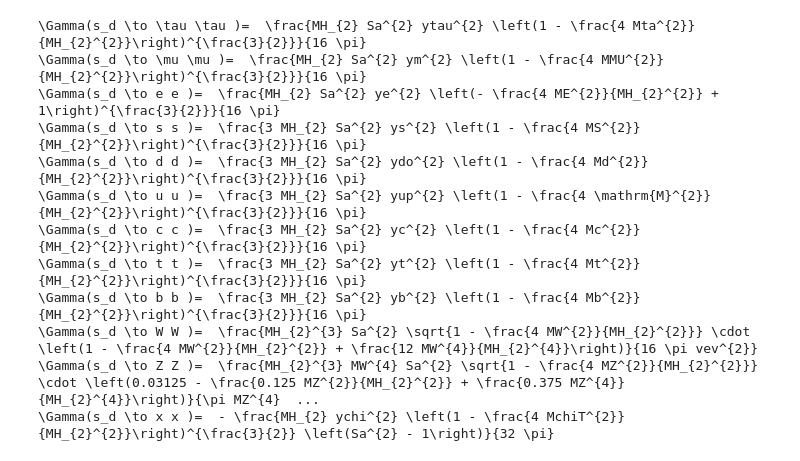
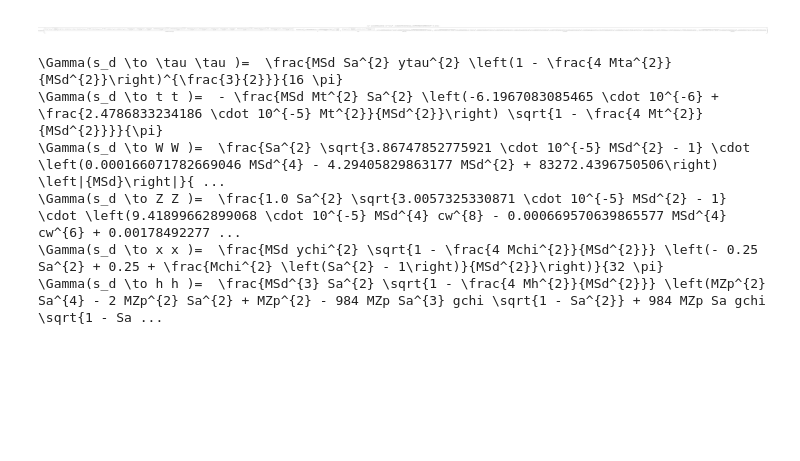
Before and after one commit to SModelS/smodelsv3-paper, a Jupyter notebook: notebooks/BR_Sd_Decays.ipynb, the cells around one changed output. Saved outputs shown, nothing was run; the diff lists cells and outputs as text; code cells hidden in the pictures; blank space fills up the shorter version.

```diff
--- a/notebooks/BR_Sd_Decays.ipynb
+++ b/notebooks/BR_Sd_Decays.ipynb
@@ -21,16 +21,30 @@ sy.init_printing()
 from sympy import *
 %matplotlib inline
 # %%
-MH2, MH1, MZ, cw, MW, alpha, Ca, Sa= sy.symbols('MH2 MH1 MZ cw MW alpha Ca Sa', real=True)
+MSd, Mh, MZ, cw, MW, alpha, Ca, Sa= sy.symbols('MSd Mh MZ cw MW alpha Ca Sa', real=True)
 vev, ytau,yup,ydo, ys = sy.symbols('vev ytau yup ydo ys', real=True)
 yb, ye, ym, yc, yt, ee, gsd, gq, ychi, gchi, X= sy.symbols('yb ye ym yc yt ee gsd gq ychi gchi X', real=True)
 gZp = 1
 gsd = -2*gchi
-gchi, MZp, gq, Me, MMU, MTA, MU, MC, MT, MD, MS, MB, MchiT, Mq, MZp = sy.symbols('gchi MZp gq ME MMU Mta Mu Mc Mt Md MS Mb MchiT Mq MZp', real=True)
-yd1x1, yd2x2, yd3x3, xev = sy.symbols('yd1x1 yd2x2 yd3x3 xev', real=True)
+gchi, MZp, gq, Me, MMU, MTA, MU, MC, MT, MD, MS, MB, Mchi, Mq, MZp, vev2= sy.symbols('gchi MZp gq ME MMU Mta Mu Mc Mt Md MS Mb Mchi Mq MZp vev2', real=True)
+yd1x1, yd2x2, yd3x3, vev2, lam1, lam2, lam3 = sy.symbols('yd1x1 yd2x2 yd3x3 vev2 lam1 lam2 lam3', real=True)
+MW = 80.4
+MZ = 91.2
+vev = 246
 sw = sy.sqrt(1-cw**2)
-#xev = MZp/(2*gchi)
+yc = np.sqrt(2)*MC/vev
+yt = np.sqrt(2)*MT/vev
+ydo = np.sqrt(2)*MD/vev
+ys = np.sqrt(2)*MS/vev
+yup = np.sqrt(2)*MU/vev
+yb = np.sqrt(2)*MB/vev
+MTA = 1.777
+ytau = MTA*sy.sqrt(2)/vev
+cw = MW/MZ
+ee = (2*MW*sw)/vev
+#Ca = sy.sqrt(1-Sa**2)
+#mu2h = -(lam1*vev**2) - (lam3*vev2**2)/2
+#mu2Sd = (lam3*vev**2)/2. + lam2*vev2**2
+gqA =0
+vev2 = MZp/(2*gchi)
 Ca = sy.sqrt(1-Sa**2)
-#mu2H1 = -(lam1*vev**2) - (lam3*xev**2)/2
-#mu2H2 = (lam3*vev**2)/2. + lam2*xev**2
-gqA =0
@@ -131,27 +121,30 @@ H2ZZ(MH2, Sa)
+# %%
+#Sdchichi(MSd, Mchi, ychi, Sa)
+#SdZZ(MSd, Sa)
+#SdWW(MSd, Sa)
+#Sdhh(MSd, Sa, MZp, gchi)
+BR_Sd_qq(MSd, Mchi, Sa, ychi)
+# %% [output]
+[figure, added]
 # %%
-print(r'\Gamma(s_d \to \tau \tau )= ', latex(H2tata(MH2, Sa)))
-print(r'\Gamma(s_d \to \mu \mu )= ', latex(H2mumu(MH2, Sa)))
-print(r'\Gamma(s_d \to e e )= ', latex(H2ee(MH2, Sa)))
-print(r'\Gamma(s_d \to s s )= ', latex(H2ss(MH2, Sa)))
-print(r'\Gamma(s_d \to d d )= ', latex(H2dd(MH2, Sa)))
-print(r'\Gamma(s_d \to u u )= ', latex(H2uu(MH2, Sa)))
-print(r'\Gamma(s_d \to c c )= ', latex(H2cc(MH2, Sa)))
-print(r'\Gamma(s_d \to t t )= ', latex(H2tt(MH2, Sa)))
-print(r'\Gamma(s_d \to b b )= ', latex(H2bb(MH2, Sa)))
-print(r'\Gamma(s_d \to W W )= ', latex(H2WW(MH2, Sa)))
-print(r'\Gamma(s_d \to Z Z )= ', latex(H2ZZ(MH2, Sa)))
-print(r'\Gamma(s_d \to x x )= ', latex(H2xx(MH2, MchiT, ychi, Sa)))
+print(r'\Gamma(s_d \to \tau \tau )= ', latex(Sdtata(MSd, Sa)))
+#print(r'\Gamma(s_d \to \mu \mu )= ', latex(Sdmumu(MSd, Sa)))
+#print(r'\Gamma(s_d \to e e )= ', latex(Sdee(MSd, Sa)))
+#print(r'\Gamma(s_d \to s s )= ', latex(Sdss(MSd, Sa)))
+#print(r'\Gamma(s_d \to d d )= ', latex(Sddd(MSd, Sa)))
+#print(r'\Gamma(s_d \to u u )= ', latex(Sduu(MSd, Sa)))
+#print(r'\Gamma(s_d \to c c )= ', latex(Sdcc(MSd, Sa)))
+print(r'\Gamma(s_d \to t t )= ', latex(Sdtt(MSd, Sa)))
+#print(r'\Gamma(s_d \to b b )= ', latex(Sdbb(MSd, Sa)))
+print(r'\Gamma(s_d \to W W )= ', latex(SdWW(MSd, Sa)))
+print(r'\Gamma(s_d \to Z Z )= ', latex(SdZZ(MSd, Sa)))
+print(r'\Gamma(s_d \to x x )= ', latex(Sdchichi(MSd, Mchi, ychi, Sa)))
+print(r'\Gamma(s_d \to h h )= ', latex(Sdhh(MSd, Sa, MZp, gchi)))
 # %% [output]
-\Gamma(s_d \to \tau \tau )=  \frac{MH_{2} Sa^{2} ytau^{2} \left(1 - \frac{4 Mta^{2}}{MH_{2}^{2}}\right)^{\frac{3}{2}}}{16 \pi}
-\Gamma(s_d \to \mu \mu )=  \frac{MH_{2} Sa^{2} ym^{2} \left(1 - \frac{4 MMU^{2}}{MH_{2}^{2}}\right)^{\frac{3}{2}}}{16 \pi}
-\Gamma(s_d \to e e )=  \frac{MH_{2} Sa^{2} ye^{2} \left(- \frac{4 ME^{2}}{MH_{2}^{2}} + 1\right)^{\frac{3}{2}}}{16 \pi}
-\Gamma(s_d \to s s )=  \frac{3 MH_{2} Sa^{2} ys^{2} \left(1 - \frac{4 MS^{2}}{MH_{2}^{2}}\right)^{\frac{3}{2}}}{16 \pi}
-\Gamma(s_d \to d d )=  \frac{3 MH_{2} Sa^{2} ydo^{2} \left(1 - \frac{4 Md^{2}}{MH_{2}^{2}}\right)^{\frac{3}{2}}}{16 \pi}
-\Gamma(s_d \to u u )=  \frac{3 MH_{2} Sa^{2} yup^{2} \left(1 - \frac{4 \mathrm{M}^{2}}{MH_{2}^{2}}\right)^{\frac{3}{2}}}{16 \pi}
-\Gamma(s_d \to c c )=  \frac{3 MH_{2} Sa^{2} yc^{2} \left(1 - \frac{4 Mc^{2}}{MH_{2}^{2}}\right)^{\frac{3}{2}}}{16 \pi}
-\Gamma(s_d \to t t )=  \frac{3 MH_{2} Sa^{2} yt^{2} \left(1 - \frac{4 Mt^{2}}{MH_{2}^{2}}\right)^{\frac{3}{2}}}{16 \pi}
-\Gamma(s_d \to b b )=  \frac{3 MH_{2} Sa^{2} yb^{2} \left(1 - \frac{4 Mb^{2}}{MH_{2}^{2}}\right)^{\frac{3}{2}}}{16 \pi}
-\Gamma(s_d \to W W )=  \frac{MH_{2}^{3} Sa^{2} \sqrt{1 - \frac{4 MW^{2}}{MH_{2}^{2}}} \cdot \left(1 - \frac{4 MW^{2}}{MH_{2}^{2}} + \frac{12 MW^{4}}{MH_{2}^{4}}\right)}{16 \pi vev^{2}}
-\Gamma(s_d \to Z Z )=  \frac{MH_{2}^{3} MW^{4} Sa^{2} \sqrt{1 - \frac{4 MZ^{2}}{MH_{2}^{2}}} \cdot \left(0.03125 - \frac{0.125 MZ^{2}}{MH_{2}^{2}} + \frac{0.375 MZ^{4}}{MH_{2}^{4}}\right)}{\pi MZ^{4}  ...
-\Gamma(s_d \to x x )=  - \frac{MH_{2} ychi^{2} \left(1 - \frac{4 MchiT^{2}}{MH_{2}^{2}}\right)^{\frac{3}{2}} \left(Sa^{2} - 1\right)}{32 \pi}
+\Gamma(s_d \to \tau \tau )=  \frac{MSd Sa^{2} ytau^{2} \left(1 - \frac{4 Mta^{2}}{MSd^{2}}\right)^{\frac{3}{2}}}{16 \pi}
+\Gamma(s_d \to t t )=  - \frac{MSd Mt^{2} Sa^{2} \left(-6.1967083085465 \cdot 10^{-6} + \frac{2.4786833234186 \cdot 10^{-5} Mt^{2}}{MSd^{2}}\right) \sqrt{1 - \frac{4 Mt^{2}}{MSd^{2}}}}{\pi}
+\Gamma(s_d \to W W )=  \frac{Sa^{2} \sqrt{3.86747852775921 \cdot 10^{-5} MSd^{2} - 1} \cdot \left(0.000166071782669046 MSd^{4} - 4.29405829863177 MSd^{2} + 83272.4396750506\right) \left|{MSd}\right|}{ ...
+\Gamma(s_d \to Z Z )=  \frac{1.0 Sa^{2} \sqrt{3.0057325330871 \cdot 10^{-5} MSd^{2} - 1} \cdot \left(9.41899662899068 \cdot 10^{-5} MSd^{4} cw^{8} - 0.000669570639865577 MSd^{4} cw^{6} + 0.00178492277 ...
+\Gamma(s_d \to x x )=  \frac{MSd ychi^{2} \sqrt{1 - \frac{4 Mchi^{2}}{MSd^{2}}} \left(- 0.25 Sa^{2} + 0.25 + \frac{Mchi^{2} \left(Sa^{2} - 1\right)}{MSd^{2}}\right)}{32 \pi}
+\Gamma(s_d \to h h )=  \frac{MSd^{3} Sa^{2} \sqrt{1 - \frac{4 Mh^{2}}{MSd^{2}}} \left(MZp^{2} Sa^{4} - 2 MZp^{2} Sa^{2} + MZp^{2} - 984 MZp Sa^{3} gchi \sqrt{1 - Sa^{2}} + 984 MZp Sa gchi \sqrt{1 - Sa ...
 # %%
```
Also changed, not shown: parts of 12 cells of this notebook, 1 other file.
